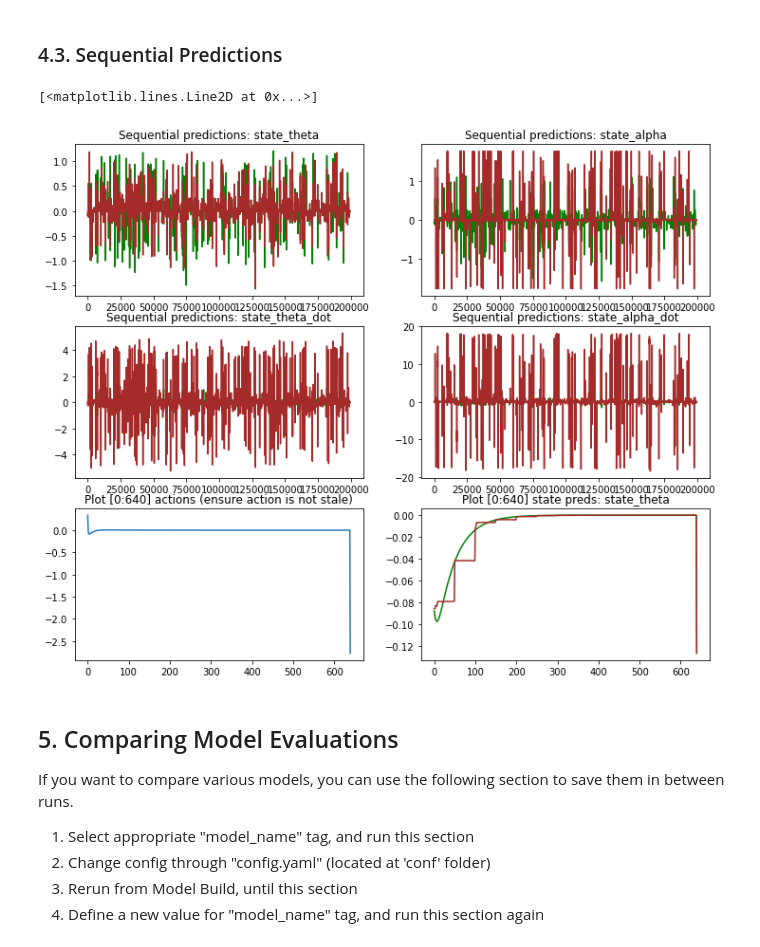
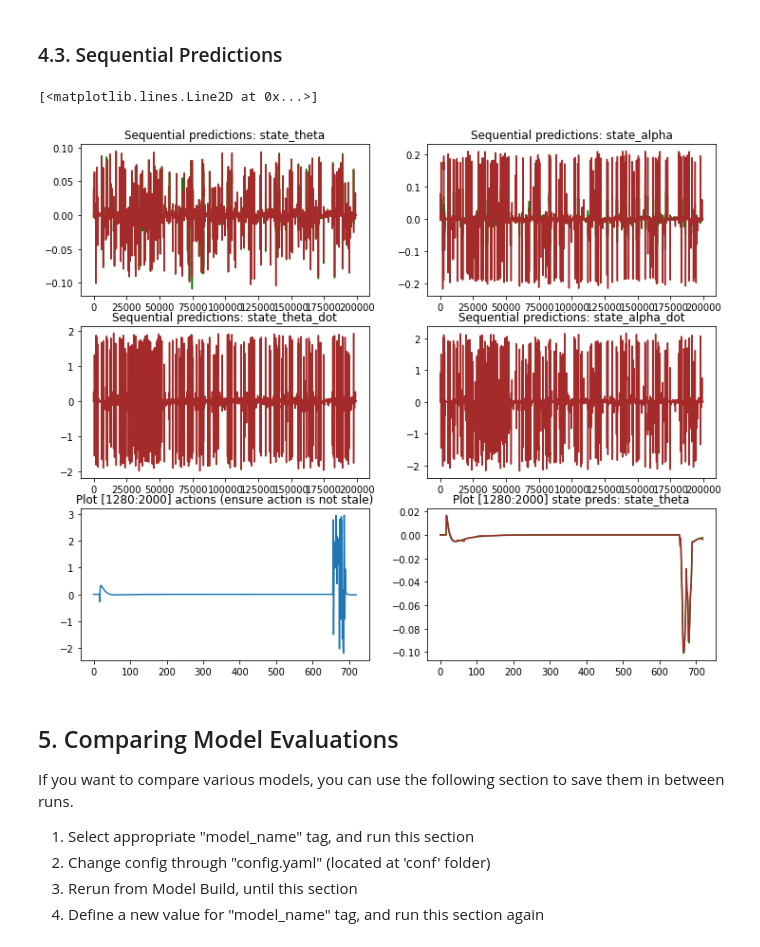
Before and after one commit to microsoft/datadrivenmodel, a Jupyter notebook: notebooks/ddm_evaluation.ipynb, the cells around one changed output. Drawn from its saved outputs; the diff is of its cells as text; code cells hidden in the pictures.

Commit message:
jupyter notebook shows great sequential predictions on data, but ddm_test_validate does not

```diff
--- a/notebooks/ddm_evaluation.ipynb
+++ b/notebooks/ddm_evaluation.ipynb
@@ -117,6 +117,7 @@ def train_models(config=cfg):
         episode_col=episode_col,
         iteration_col=iteration_col,
         max_rows=max_rows,
+        diff_state=cfg["data"]["diff_state"]
     )
 
     logger.info(f"Fitting model...")
@@ -236,30 +243,30 @@ preds_sequentially = model.predict_sequentially(X, it_per_episode=it_per_episode
 # %%
 # Plot results graphs
 label_count = np.shape(preds_sequentially)[1]
 fig,axs = plt.subplots(3,2,)
 for i in range(label_count):
     axs[i//2,i%2].set_title(f"Sequential predictions: {model.labels[i]}")
     axs[i//2,i%2].plot(y[:,0], "green")
     axs[i//2,i%2].plot(preds_sequentially[:,i], "brown")
 
 # select section to zoom in (for both action & episode visualization)
-sample_from = 0
-sample_to = 640
+sample_from = 1280
+sample_to = 2000
 
 # Plot action changes
 action_idx = model.features.index(action_feat)
 axs[(i+1)//2,(i+1)%2].set_title(f"Plot [{sample_from}:{sample_to}] actions (ensure action is not stale)")
 axs[(i+1)//2,(i+1)%2].plot(X[sample_from:sample_to,action_idx])
 
 # Plot prediction graph -- with zoom on 100 iterations
 action_idx = model.features.index(action_feat)
 feat_idx = 0
 axs[(i+2)//2,(i+2)%2].set_title(f"Plot [{sample_from}:{sample_to}] state preds: {model.labels[feat_idx]}")
 axs[(i+2)//2,(i+2)%2].plot(y[sample_from:sample_to,feat_idx], "green")
 axs[(i+2)//2,(i+2)%2].plot(preds_sequentially[sample_from:sample_to,feat_idx], "brown")
 # %% [output]
 [<matplotlib.lines.Line2D at 0x...>]
-[figure, old version]
+[figure, new version]
 # %% [markdown]
 ## 5. Comparing Model Evaluations
 
```
Also changed, not shown: parts of 3 cells of this notebook, 4 other files.
